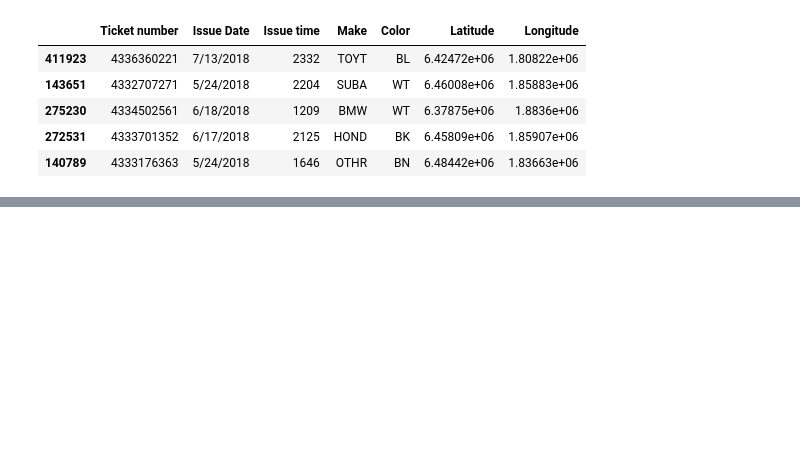
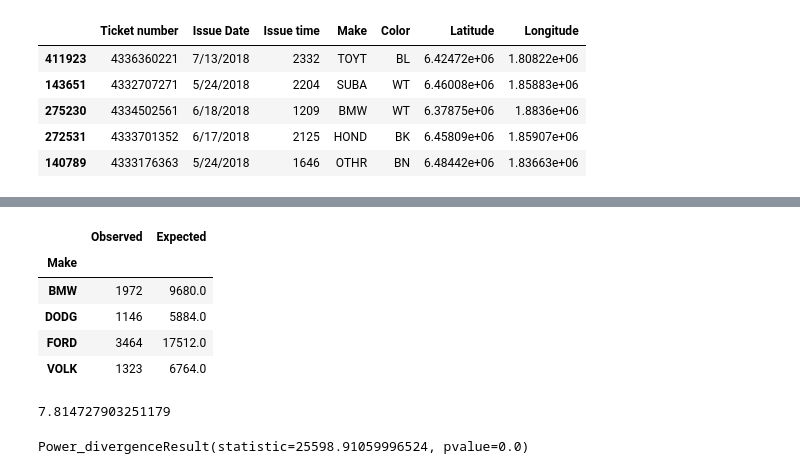
Before and after one commit to chele0630/Team3_Project1, a Jupyter notebook: CitationPy.ipynb, the cells around one changed output, grey strips where cells are left out. Cells and saved outputs as stored; diff of their text form; code cells hidden in the pictures; blank space fills up the shorter version.

```diff
--- a/CitationPy.ipynb
+++ b/CitationPy.ipynb
@@ -211,0 +191,3 @@ memory usage: 2.6+ MB
+# %%
+overall_ratio = (df3/len(df3)).round(0)
+overall_ratio
@@ -211,0 +201,3 @@ memory usage: 2.6+ MB
+# %%
+Expected = overall_ratio * len(Observed)
+Expected
@@ -211,0 +211,5 @@ memory usage: 2.6+ MB
+# %%
+Expected= pd.DataFrame(Expected)
+# %%
+Expected.columns.values[0] = "Expected"
+Expected
@@ -211,0 +223,21 @@ memory usage: 2.6+ MB
+# %%
+Combined =  pd.concat([Observed, Expected], axis = 1)
+Combined
+# %% [output]
+|  | Observed | Expected |
+| Make |  |  |
+| BMW | 1972 | 9680.0 |
+| DODG | 1146 | 5884.0 |
+| FORD | 3464 | 17512.0 |
+| VOLK | 1323 | 6764.0 |
+# %%
+#With fur raws, the degree of freedom is 3
+# with a p-value of 0.05, the CL is 1-0.05 = 0.95
+Critcal_value = stats.chi2.ppf(q=0.95, df = 3)
+Critcal_value
+# %% [output]
+7.814727903251179
+# %%
+stats.chisquare(Combined["Observed"], Combined["Expected"])
+# %% [output]
+Power_divergenceResult(statistic=25598.91059996524, pvalue=0.0)
```
Also changed, not shown: parts of 25 cells of this notebook, 1 other file.
